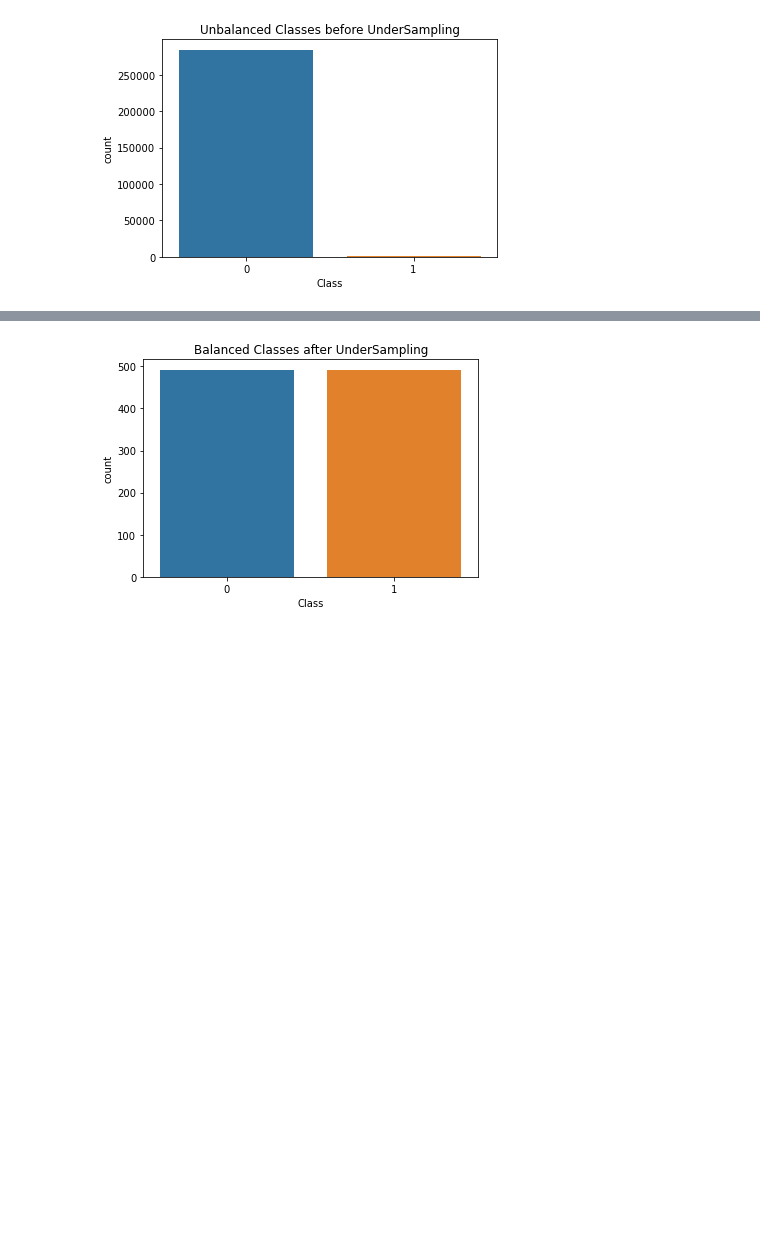
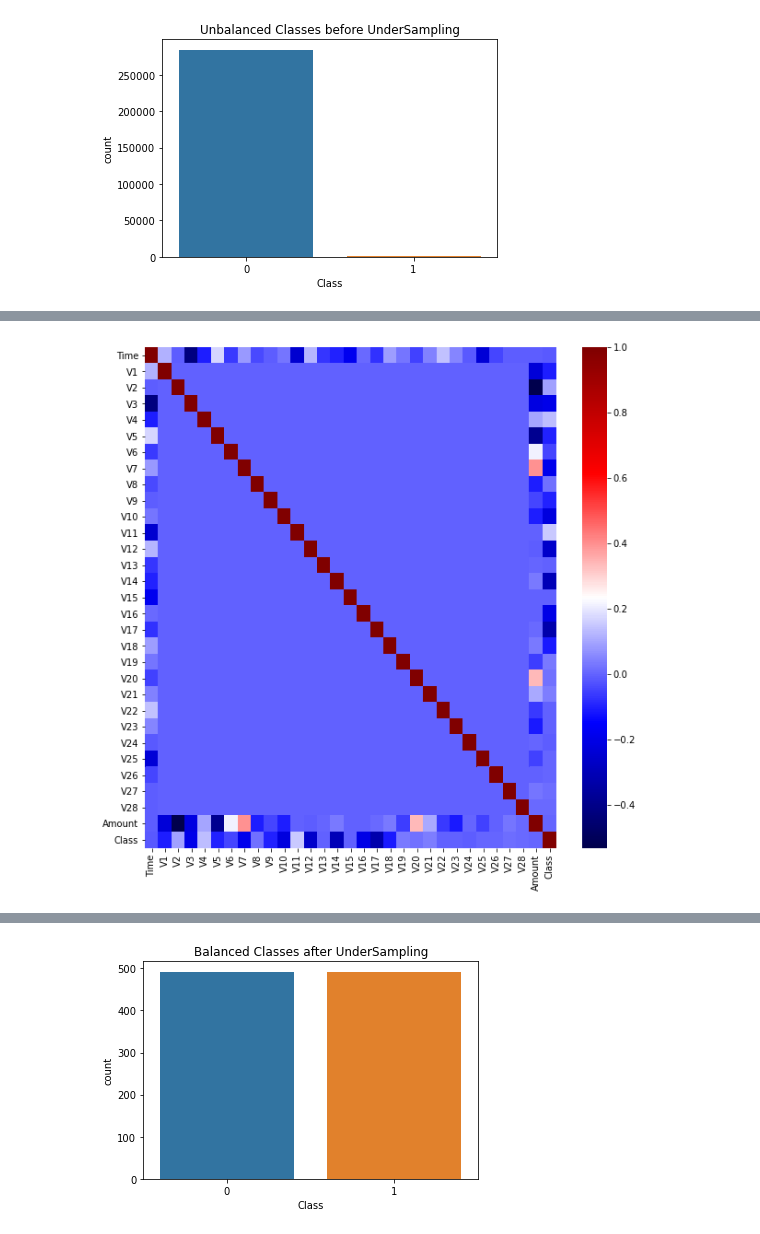
Before and after one commit to NehaDas25/DataScience_CS5661, a Jupyter notebook: Credit_Card_Fraud_Detection.ipynb, the cells around one changed output, grey strips where cells are left out. Saved outputs shown, nothing was run; the diff lists cells and outputs as text; code cells hidden in the pictures; blank space fills up the shorter version.

```diff
--- a/Credit_Card_Fraud_Detection.ipynb
+++ b/Credit_Card_Fraud_Detection.ipynb
@@ -103,0 +109,7 @@ plt.show()
+# %%
+plt.figure(figsize=(10,10))
+sns.heatmap(data_set.corr(), cmap="seismic")
+plt.savefig("HeatMap for correlations of features (V1-V28)")
+plt.show()
+# %% [output]
+[figure, added]
```
Also changed, not shown: parts of 38 cells of this notebook, 10 other files.
